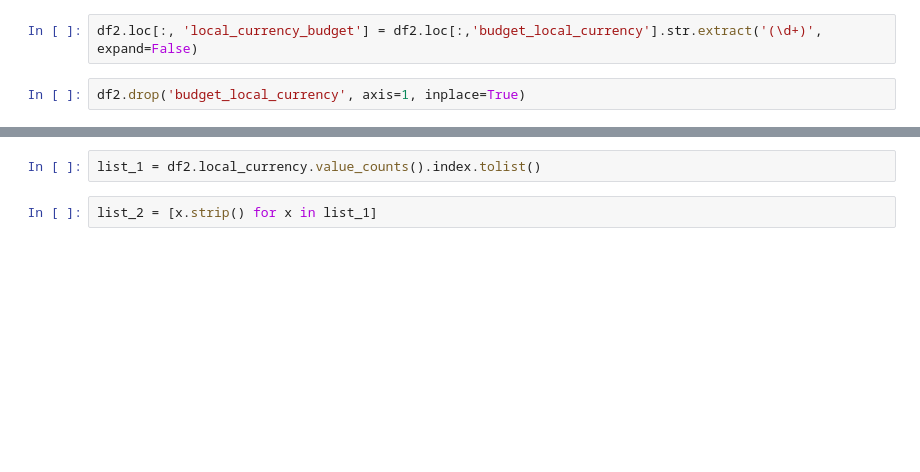
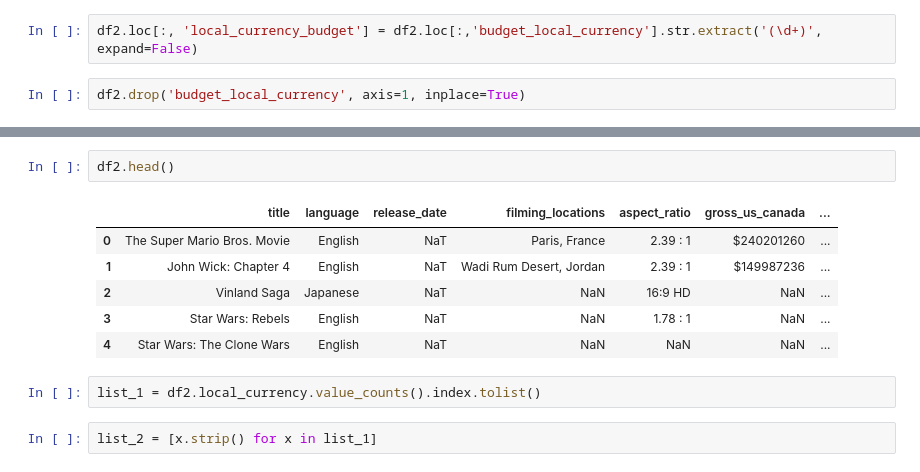
Before and after one commit to Iskanderrus/DEZoomCamp, a Jupyter notebook: Project/imdb_financial/imdb_financial/spiders/data/financials_cleaning.ipynb, the cells around one changed output, grey strips where cells are left out. Saved outputs shown, nothing was run; the diff lists cells and outputs as text; blank space fills up the shorter version.

```diff
--- a/Project/imdb_financial/imdb_financial/spiders/data/financials_cleaning.ipynb
+++ b/Project/imdb_financial/imdb_financial/spiders/data/financials_cleaning.ipynb
@@ -29,3 +157,12 @@ df2.drop('budget_local_currency', axis=1, inplace=True)
+# %%
+df2.head()
+# %% [output]
+|  | title | language | release_date | filming_locations | aspect_ratio | gross_us_canada | ... |
+| 0 | The Super Mario Bros. Movie | English | NaT | Paris, France | 2.39 : 1 | $240201260 | ... |
+| 1 | John Wick: Chapter 4 | English | NaT | Wadi Rum Desert, Jordan | 2.39 : 1 | $149987236 | ... |
+| 2 | Vinland Saga | Japanese | NaT | NaN | 16:9 HD | NaN | ... |
+| 3 | Star Wars: Rebels | English | NaT | NaN | 1.78 : 1 | NaN | ... |
+| 4 | Star Wars: The Clone Wars | English | NaT | NaN | NaN | NaN | ... |
 # %%
 list_1 = df2.local_currency.value_counts().index.tolist()
 # %%
```
Also changed, not shown: parts of 23 cells of this notebook, 2 other files.
